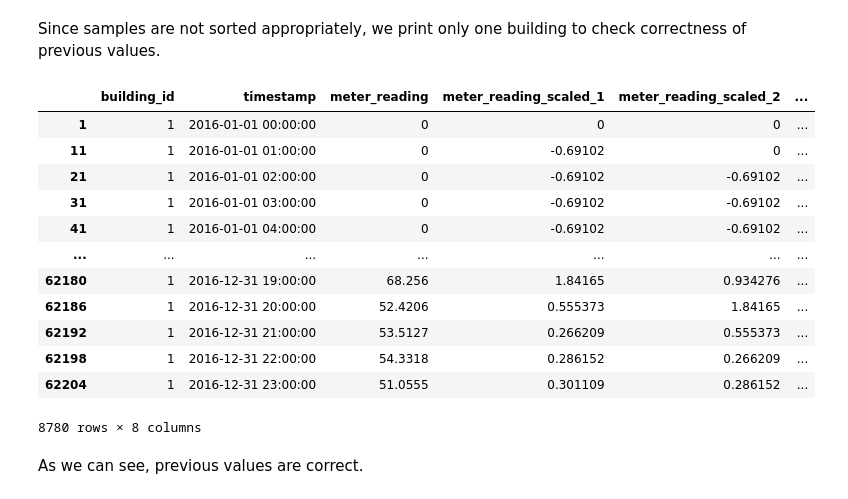
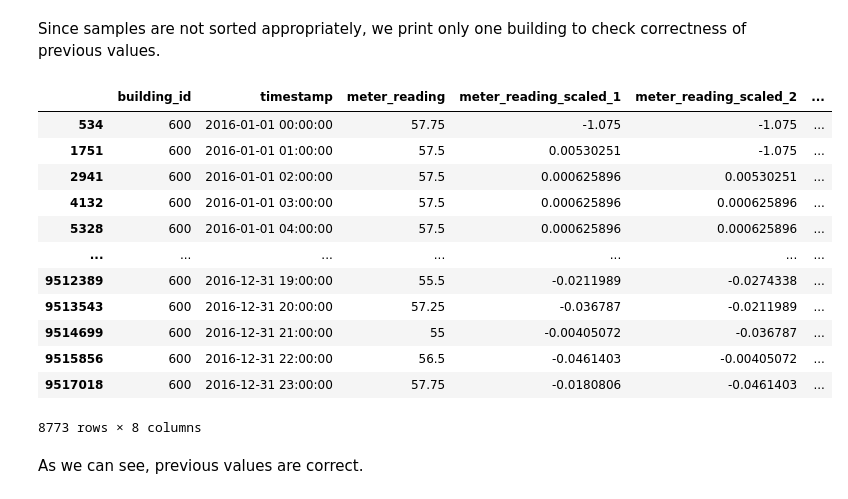
Before and after one commit to dmitana/fiit_knowledge_discovery_project, a Jupyter notebook: notebooks/preprocessing.ipynb, the cells around one changed output. Saved outputs shown, nothing was run; the diff lists cells and outputs as text; code cells hidden in the pictures.

```diff
--- a/notebooks/preprocessing.ipynb
+++ b/notebooks/preprocessing.ipynb
@@ -459,6 +475,6 @@ We can see that values are properly scaled. Small variations are cause by missin
 The resulting meter data looks following.
 # %%
 %%time
-meter_features = meter_fu.union_features(meter_data_aux)
+meter_features = meter_fu.union_features(meter_data)
 meter_features
 # %% [output]
@@ -480,21 +496,21 @@ Wall time: 19.1 s
 # %% [markdown]
 Since samples are not sorted appropriately, we print only one building to check correctness of previous values.
 # %%
-meter_features[meter_features.building_id == 1]
+meter_features[meter_features.building_id == 600]
 # %% [output]
 |  | building_id | timestamp | meter_reading | meter_reading_scaled_1 | meter_reading_scaled_2 | ... |
-| 1 | 1 | 2016-01-01 00:00:00 | 0 | 0 | 0 | ... |
-| 11 | 1 | 2016-01-01 01:00:00 | 0 | -0.69102 | 0 | ... |
-| 21 | 1 | 2016-01-01 02:00:00 | 0 | -0.69102 | -0.69102 | ... |
-| 31 | 1 | 2016-01-01 03:00:00 | 0 | -0.69102 | -0.69102 | ... |
-| 41 | 1 | 2016-01-01 04:00:00 | 0 | -0.69102 | -0.69102 | ... |
+| 534 | 600 | 2016-01-01 00:00:00 | 57.75 | -1.075 | -1.075 | ... |
+| 1751 | 600 | 2016-01-01 01:00:00 | 57.5 | 0.00530251 | -1.075 | ... |
+| 2941 | 600 | 2016-01-01 02:00:00 | 57.5 | 0.000625896 | 0.00530251 | ... |
+| 4132 | 600 | 2016-01-01 03:00:00 | 57.5 | 0.000625896 | 0.000625896 | ... |
+| 5328 | 600 | 2016-01-01 04:00:00 | 57.5 | 0.000625896 | 0.000625896 | ... |
 | ... | ... | ... | ... | ... | ... | ... |
-| 62180 | 1 | 2016-12-31 19:00:00 | 68.256 | 1.84165 | 0.934276 | ... |
-| 62186 | 1 | 2016-12-31 20:00:00 | 52.4206 | 0.555373 | 1.84165 | ... |
-| 62192 | 1 | 2016-12-31 21:00:00 | 53.5127 | 0.266209 | 0.555373 | ... |
-| 62198 | 1 | 2016-12-31 22:00:00 | 54.3318 | 0.286152 | 0.266209 | ... |
-| 62204 | 1 | 2016-12-31 23:00:00 | 51.0555 | 0.301109 | 0.286152 | ... |
+| 9512389 | 600 | 2016-12-31 19:00:00 | 55.5 | -0.0211989 | -0.0274338 | ... |
+| 9513543 | 600 | 2016-12-31 20:00:00 | 57.25 | -0.036787 | -0.0211989 | ... |
+| 9514699 | 600 | 2016-12-31 21:00:00 | 55 | -0.00405072 | -0.036787 | ... |
+| 9515856 | 600 | 2016-12-31 22:00:00 | 56.5 | -0.0461403 | -0.00405072 | ... |
+| 9517018 | 600 | 2016-12-31 23:00:00 | 57.75 | -0.0180806 | -0.0461403 | ... |
-8780 rows × 8 columns
+8773 rows × 8 columns
 # %% [markdown]
 As we can see, previous values are correct.
 # %% [markdown]
```
Also changed, not shown: parts of 5 cells of this notebook.
